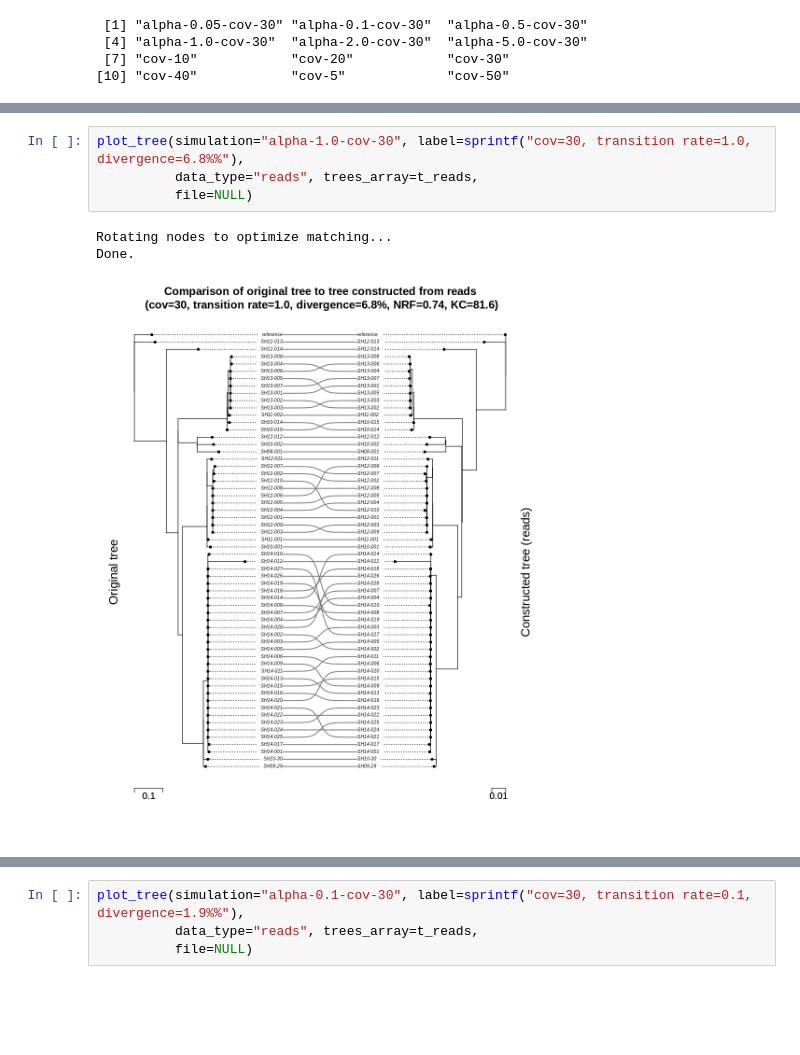
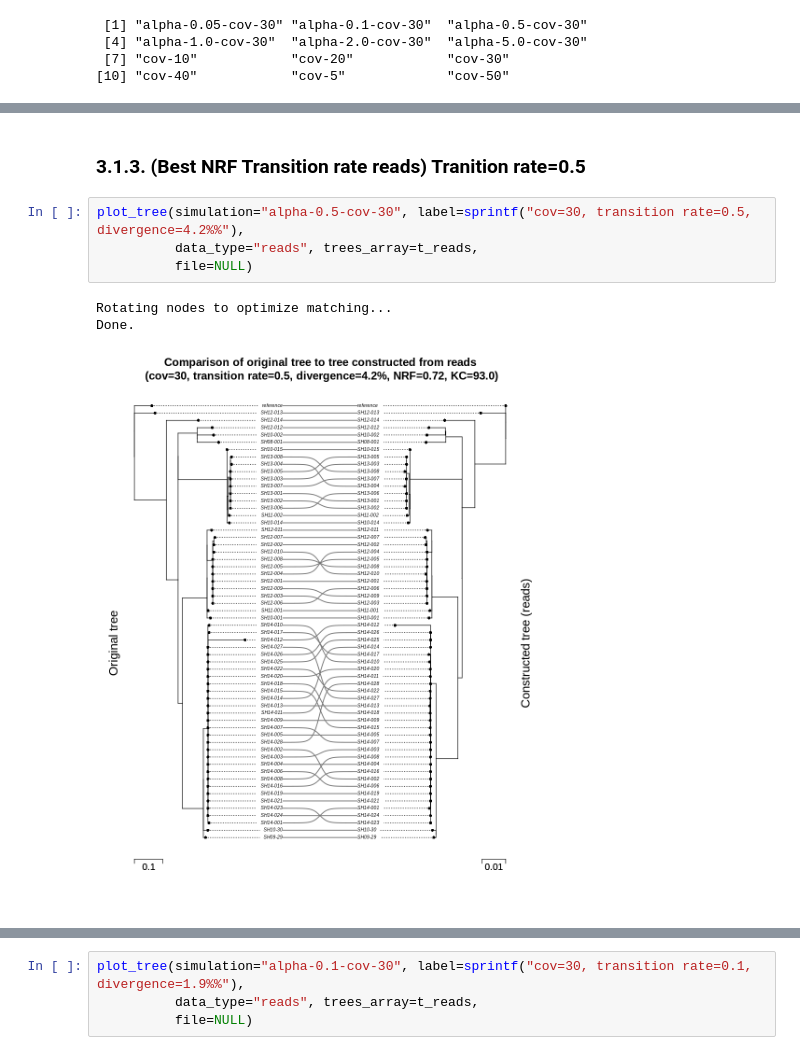
Before and after one commit to apetkau/genomics-data-index-evaluation-manuscript, a Jupyter notebook: evaluations/simulation/6-compare-trees.ipynb, the cells around one changed output, grey strips where cells are left out. Saved outputs shown, nothing was run; the diff lists cells and outputs as text; blank space fills up the shorter version.

Commit message:
Updated trees for simulations

```diff
--- a/evaluations/simulation/6-compare-trees.ipynb
+++ b/evaluations/simulation/6-compare-trees.ipynb
@@ -227,9 +245,11 @@ png
+# %% [markdown]
+### 3.1.3. (Best NRF Transition rate reads) Tranition rate=0.5
 # %%
-plot_tree(simulation="alpha-1.0-cov-30", label=sprintf("cov=30, transition rate=1.0, divergence=6.8%%"),
+plot_tree(simulation="alpha-0.5-cov-30", label=sprintf("cov=30, transition rate=0.5, divergence=4.2%%"),
           data_type="reads", trees_array=t_reads,
           file=NULL)
 # %% [output]
 Rotating nodes to optimize matching...
 Done.
-[figure, old version]
+[figure, new version]
 # %%
```
Also changed, not shown: parts of 34 cells of this notebook.
